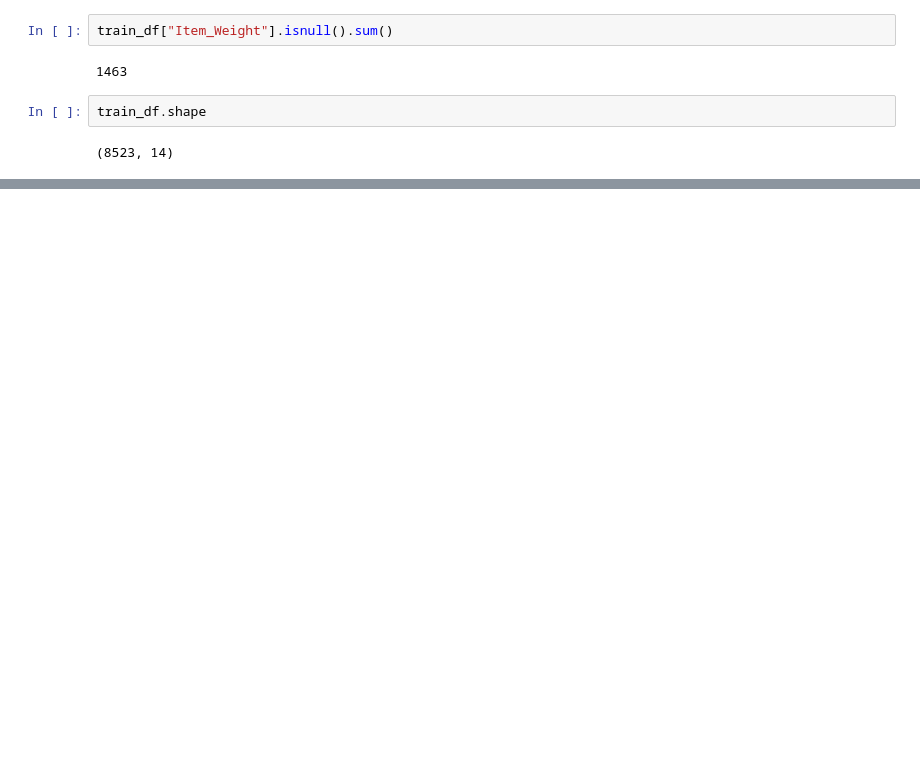
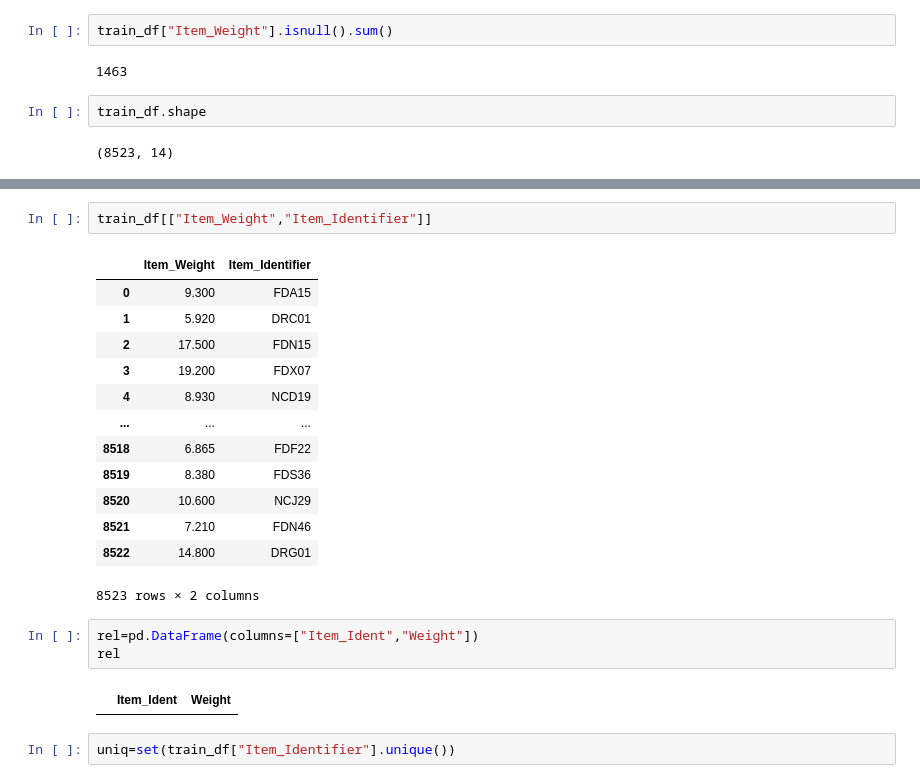
Before and after one commit to AbhineetAman/Python-Projects, a Jupyter notebook: Stores.Sales.Prediction/Untitled.ipynb, the cells around one changed output, grey strips where cells are left out. Drawn from its saved outputs; the diff is of its cells as text; blank space fills up the shorter version.

```diff
--- a/Stores.Sales.Prediction/Untitled.ipynb
+++ b/Stores.Sales.Prediction/Untitled.ipynb
@@ -212,0 +232,23 @@ train_df.shape
+# %%
+train_df[["Item_Weight","Item_Identifier"]]
+# %% [output]
+|  | Item_Weight | Item_Identifier |
+| 0 | 9.300 | FDA15 |
+| 1 | 5.920 | DRC01 |
+| 2 | 17.500 | FDN15 |
+| 3 | 19.200 | FDX07 |
+| 4 | 8.930 | NCD19 |
+| ... | ... | ... |
+| 8518 | 6.865 | FDF22 |
+| 8519 | 8.380 | FDS36 |
+| 8520 | 10.600 | NCJ29 |
+| 8521 | 7.210 | FDN46 |
+| 8522 | 14.800 | DRG01 |
+8523 rows × 2 columns
+# %%
+rel=pd.DataFrame(columns=["Item_Ident","Weight"])
+rel
+# %% [output]
+|  | Item_Ident | Weight |
+# %%
+uniq=set(train_df["Item_Identifier"].unique())
```
Also changed, not shown: parts of 34 cells of this notebook.
